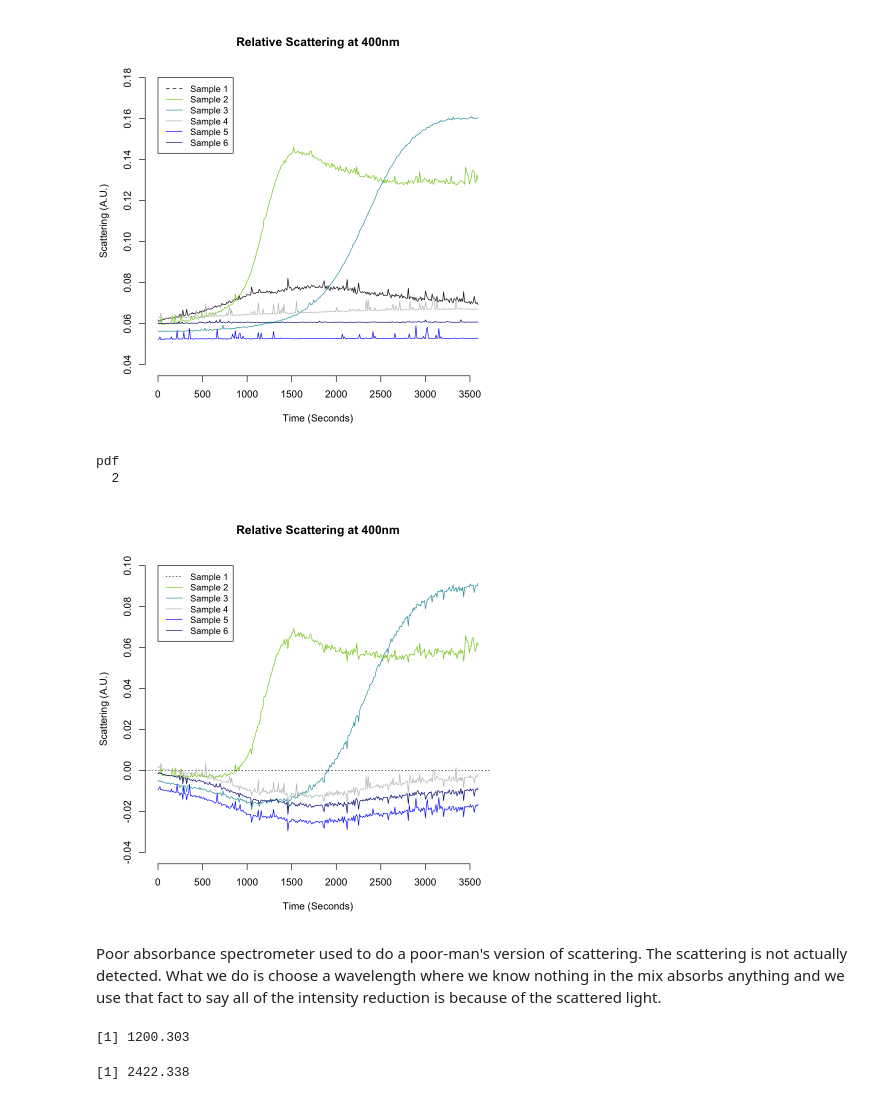
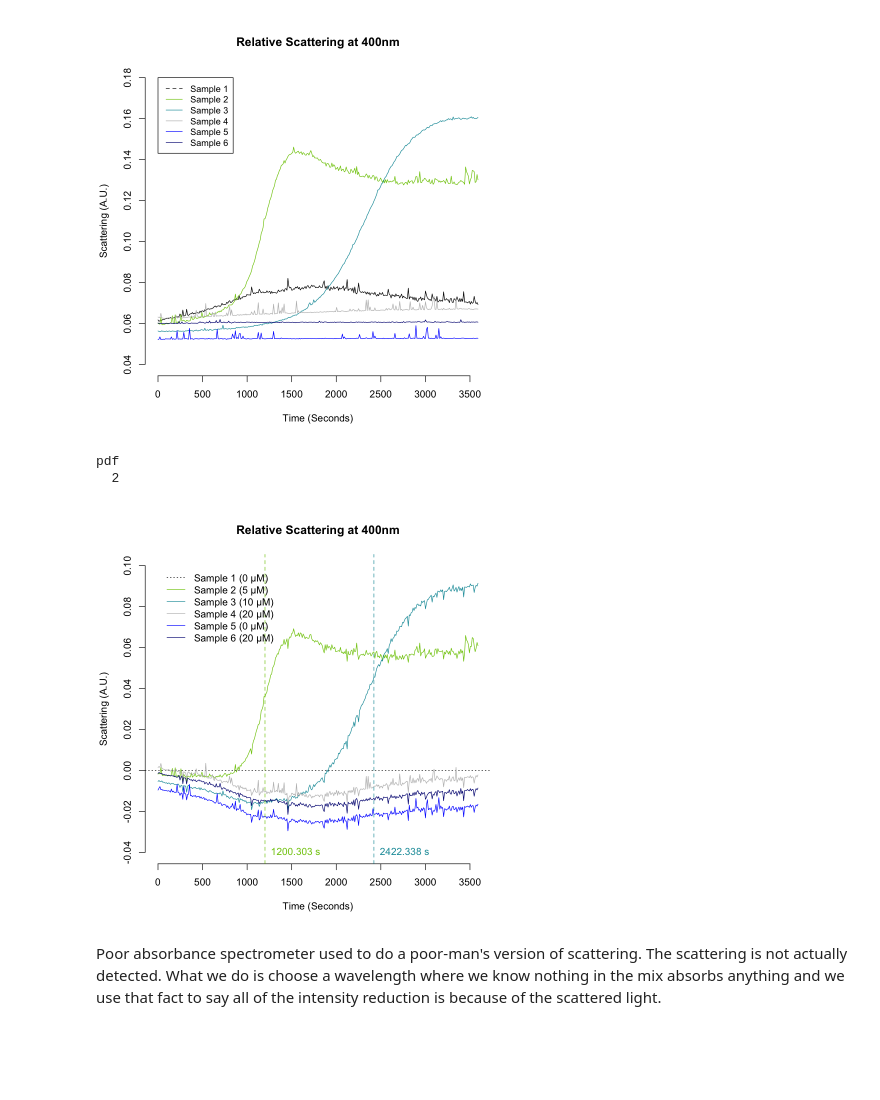
Before and after one commit to zrthxn/molbiolab, a Jupyter notebook: aggregation.ipynb, the cells around one changed output. Drawn from its saved outputs; the diff is of its cells as text; code cells hidden in the pictures; blank space fills up the shorter version.

Commit message:
Close to final draft

```diff
--- a/aggregation.ipynb
+++ b/aggregation.ipynb
@@ -38,50 +38,53 @@ legend(0, 0.18, lty=c(2,1,1,1,1,1), cex=0.9,
        ))
 # %% [output]
 [figure]
+# %%
+library("DescTools")
+
+t_A8 = data$Time..s.[Closest(data$A8 - data$A7, max(data$A8 - data$A7)/2, which=TRUE)]
+t_A9 = data$Time..s.[Closest(data$A9 - data$A7, max(data$A9 - data$A7)/2, which=TRUE)]
 # %%
 plot(x = data$Time..s., y = data$A8 - data$A7, col="#7fc809",
      type = "l",
      ylim = c(-0.04,0.1),
      xlab="Time (Seconds)", ylab="Scattering (A.U.)",
      main="Relative Scattering at 400nm", frame=FALSE)
 lines(x = data$Time..s., y = data$A9 - data$A7, col="#169ba8")
 abline(h=0, lty=3)
 # ---
 lines(x = data$Time..s., y = data$A10 - data$A7, col="gray")
 lines(x = data$Time..s., y = data$A11 - data$A7, col="blue")
 lines(x = data$Time..s., y = data$A12 - data$A7, col="navy")
 
-legend(0, 0.1, lty=c(3,1,1,1,1,1), cex=0.9,
+abline(v=t_A8, lty=2, col="#7fc809")
+abline(v=t_A9, lty=2, col="#169ba8")
+
+text(x=t_A8, y=-0.04, labels=paste(t_A8, "s"), cex=1, col="#7fc809", pos=4)
+text(x=t_A9, y=-0.04, labels=paste(t_A9, "s"), cex=1, col="#169ba8", pos=4)
+
+legend(0, 0.1, lty=c(3,1,1,1,1,1), cex=1,  bty="n",
        legend=c(
-           "Sample 1",
-           "Sample 2",
-           "Sample 3",
-           "Sample 4",
-           "Sample 5",
-           "Sample 6"
+           "Sample 1 (0 µM)",
+           "Sample 2 (5 µM)",
+           "Sample 3 (10 µM)",
+           "Sample 4 (20 µM)",
+           "Sample 5 (0 µM)",
+           "Sample 6 (20 µM)"
         ),
        col=c(
         "black",
         "#7fc809",
         "#169ba8",
         "gray",
         "blue",
         "navy"
        ))
-dev.print(png, 'resources/aggregation_main.png', width=800, height=800)
+dev.print(png, 'resources/aggregation_main.png', width=900, height=900)
 # %% [output]
 pdf
   2
-[figure, old version]
+[figure, new version]
 # %% [markdown]
 Poor absorbance spectrometer used to do a poor-man's version of scattering. The scattering is not actually detected.
 What we do is choose a wavelength where we know nothing in the mix absorbs anything and we use that fact to say all of the intensity reduction is
 because of the scattered light.
-# %%
-library("DescTools")
-
-data$Time..s.[Closest(data$A8 - data$A7, max(data$A8 - data$A7)/2, which=TRUE)]
-data$Time..s.[Closest(data$A9 - data$A7, max(data$A9 - data$A7)/2, which=TRUE)]
-# %% [output]
-[1] 1200.303
-[1] 2422.338
```
Also changed, not shown: 20 other files.
